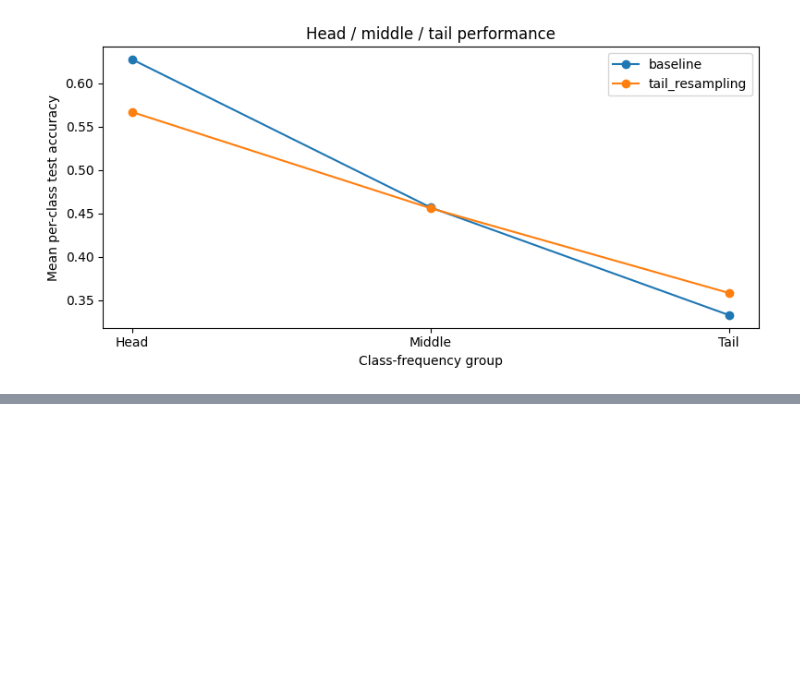
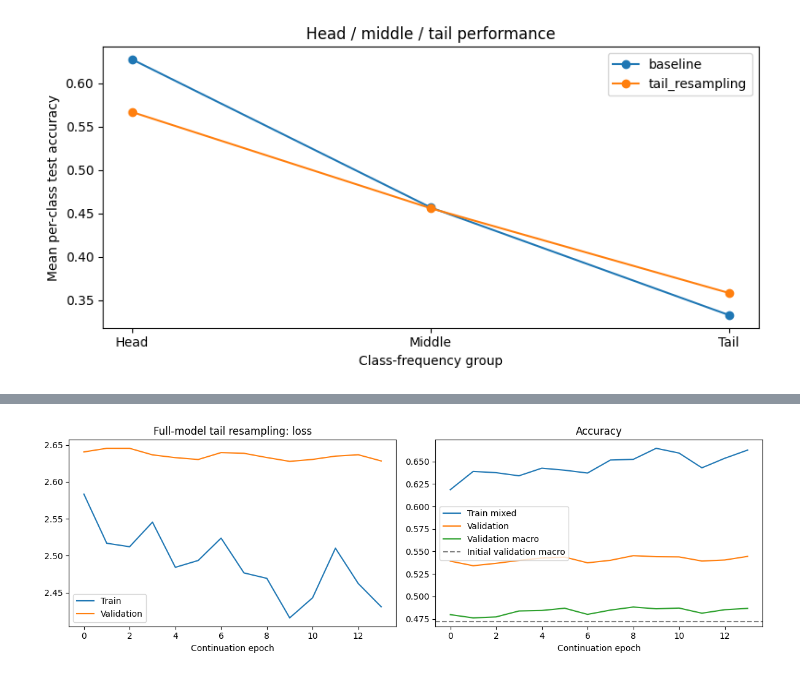
Before and after one commit to Sam-0505/assignment_1, a Jupyter notebook: AI4CV_hw1_part1.ipynb, the cells around one changed output, grey strips where cells are left out. Cells and saved outputs as stored; diff of their text form; code cells hidden in the pictures; blank space fills up the shorter version.

```diff
--- a/AI4CV_hw1_part1.ipynb
+++ b/AI4CV_hw1_part1.ipynb
@@ -879,0 +1135,77 @@ The balanced historical run used a random 80/20 split; LT uses stratified 80/20
+# %%
+print("START full-model deferred tail resampling: epochs begin now.", flush=True)
+for lt_deferred_epoch in range(1, 21):
+    lt_deferred_model.train()
+    total_loss, total_correct, total_samples = 0.0, 0.0, 0
+    for batch_index, (images, labels) in enumerate(lt_deferred_train_loader, start=1):
+        images, labels = images.to(device), labels.to(device)
+        images, labels_a, labels_b, lam = mix_training_batch(
+            images, labels, mixup_alpha=mixup_alpha, cutmix_alpha=cutmix_alpha,
+            mix_probability=mix_probability, cutmix_probability=cutmix_probability)
+        lt_deferred_optimizer.zero_grad(set_to_none=True)
+        logits = lt_deferred_model(images)
+        loss = mixed_target_loss(lt_deferred_criterion, logits, labels_a, labels_b, lam)
+        loss.backward()
+        lt_deferred_optimizer.step()
+        predicted = logits.argmax(1)
+        total_loss += float(loss.item()) * len(labels)
+        total_correct += float(lam * (predicted == labels_a).sum().item()
+                               + (1 - lam) * (predicted == labels_b).sum().item())
+        total_samples += len(labels)
+        if batch_index % 500 == 0 or batch_index == len(lt_deferred_train_loader):
+            print(f"Deferred Epoch [{lt_deferred_epoch}/20] Batch "
+                  f"[{batch_index}/{len(lt_deferred_train_loader)}] "
+                  f"Train Loss: {total_loss / total_samples:.4f}, "
+                  f"Train Mixed Accuracy: {total_correct / total_samples:.4f}", flush=True)
+    validation = lt_deferred_validate(lt_deferred_model)
+    lt_deferred_scheduler.step(validation["macro_accuracy"])
+    record = {"epoch": lt_deferred_epoch, "train_loss": total_loss / total_samples,
+              "train_mixed_accuracy": total_correct / total_samples,
+              "val_loss": validation["loss"], "val_accuracy": validation["accuracy"],
+              "val_macro_accuracy": validation["macro_accuracy"],
+              "learning_rate": lt_deferred_optimizer.param_groups[0]["lr"]}
+    lt_deferred_history.append(record)
+    if validation["macro_accuracy"] > lt_deferred_best_macro:
+        lt_deferred_best_macro = validation["macro_accuracy"]
+        lt_deferred_best_epoch = lt_deferred_epoch
+        lt_deferred_wait = 0
+        torch.save({"epoch": lt_deferred_epoch, "model_state_dict": lt_deferred_model.state_dict(),
+                    "val_accuracy": validation["accuracy"],
+                    "val_macro_accuracy": validation["macro_accuracy"]},
+                   lt_deferred_prefix + "_best_weights.pth")
+    else:
+        lt_deferred_wait += 1
+    torch.save({"epoch": lt_deferred_epoch, "model_state_dict": lt_deferred_model.state_dict(),
+                "optimizer_state_dict": lt_deferred_optimizer.state_dict(),
+                "scheduler_state_dict": lt_deferred_scheduler.state_dict(),
+                "history": lt_deferred_history},
+               lt_deferred_prefix + "_checkpoint.pth")
+    print(f"Deferred Epoch [{lt_deferred_epoch}/20] Train Loss: {record['train_loss']:.4f}, "
+          f"Train Mixed Accuracy: {record['train_mixed_accuracy']:.4f}, "
+          f"Val Loss: {validation['loss']:.4f}, Val Accuracy: {validation['accuracy']:.4f}, "
+          f"Val Macro Accuracy: {validation['macro_accuracy']:.4f}, "
+          f"LR: {record['learning_rate']:.6g}", flush=True)
+    if lt_deferred_wait >= 5:
+        print(f"Deferred early stopping at epoch {lt_deferred_epoch}.", flush=True)
+        break
+lt_deferred_best = torch.load(lt_deferred_prefix + "_best_weights.pth", map_location=device)
+lt_deferred_model.load_state_dict(lt_deferred_best["model_state_dict"])
+torch.save(lt_deferred_model.state_dict(), lt_deferred_prefix + "_weights.pth")
+print(f"Selected deferred checkpoint epoch {lt_deferred_best_epoch}; "
+      f"validation macro accuracy {lt_deferred_best_macro:.2%}")
+fig, axes = plt.subplots(1, 2, figsize=(12, 4))
+axes[0].plot([row["train_loss"] for row in lt_deferred_history], label="Train")
+axes[0].plot([row["val_loss"] for row in lt_deferred_history], label="Validation")
+axes[0].set(title="Full-model tail resampling: loss", xlabel="Continuation epoch")
+axes[1].plot([row["train_mixed_accuracy"] for row in lt_deferred_history], label="Train mixed")
+axes[1].plot([row["val_accuracy"] for row in lt_deferred_history], label="Validation")
+axes[1].plot([row["val_macro_accuracy"] for row in lt_deferred_history], label="Validation macro")
+axes[1].axhline(lt_deferred_initial_validation["macro_accuracy"], color="gray",
+                linestyle="--", label="Initial validation macro")
+axes[1].set(title="Accuracy", xlabel="Continuation epoch")
+for axis in axes:
+    axis.legend()
+fig.tight_layout()
+fig.savefig(lt_deferred_prefix + "_training.png", dpi=150)
+plt.show()
+# %% [output]
@@ -879,0 +1229 @@ The balanced historical run used a random 80/20 split; LT uses stratified 80/20
+[figure, added]
```
Also changed, not shown: parts of 6 cells of this notebook.
